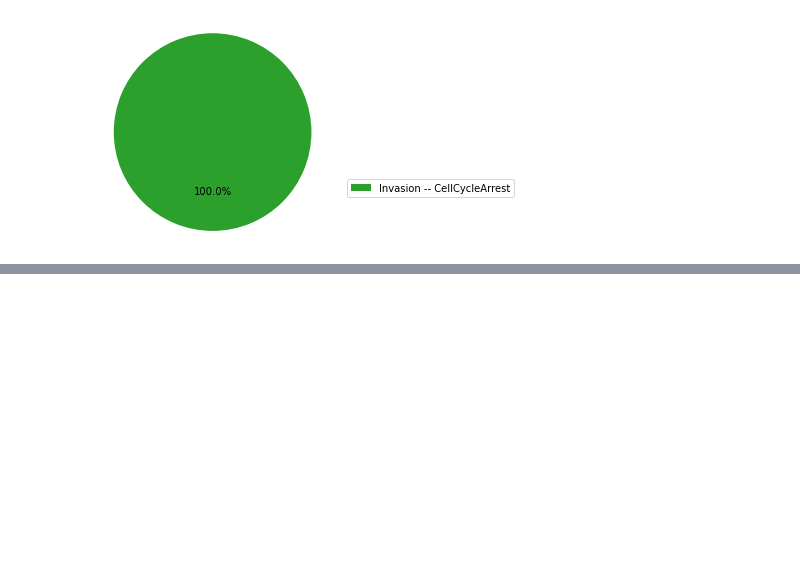
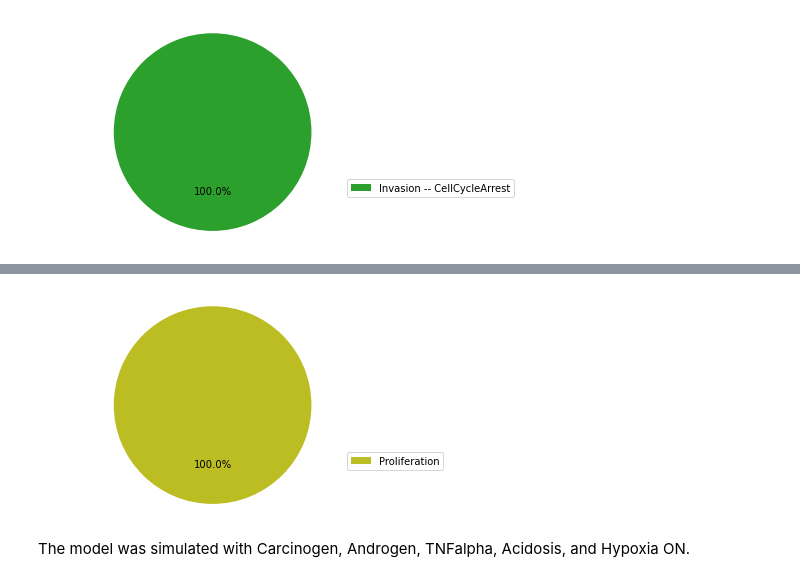
Before and after one commit to vincent-noel/MaBoSS_Course, a Jupyter notebook: course/Tutorial.ipynb, the cells around one changed output, grey strips where cells are left out. Cells and saved outputs as stored; diff of their text form; code cells hidden in the pictures; blank space fills up the shorter version.

```diff
--- a/course/Tutorial.ipynb
+++ b/course/Tutorial.ipynb
@@ -130,0 +173,13 @@ res_mutant_invasion.plot_piechart()
+# %%
+prostate_growth = model_prostate.copy()
+# %%
+prostate_growth.network.set_istate('EGF', [0, 1])
+prostate_growth.network.set_istate('Nutrients', [0, 1])
+# %%
+res_prostate_growth = prostate_growth.run()
+# %%
+res_prostate_growth.plot_piechart()
+# %% [output]
+[figure, added]
+# %% [markdown]
+The model was simulated with Carcinogen, Androgen, TNFalpha, Acidosis, and Hypoxia ON.
```
Also changed, not shown: parts of 23 cells of this notebook, 2 other files.
